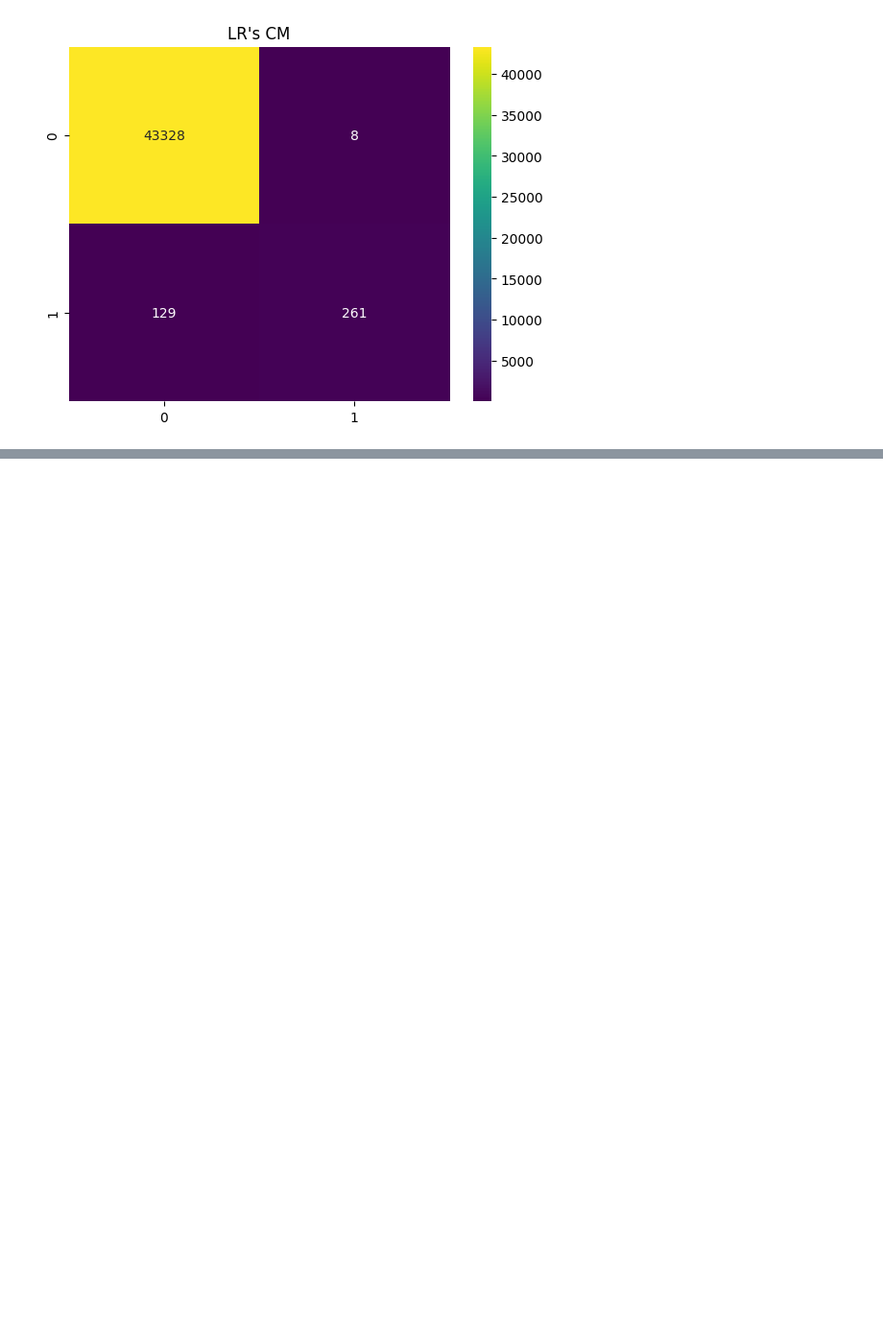
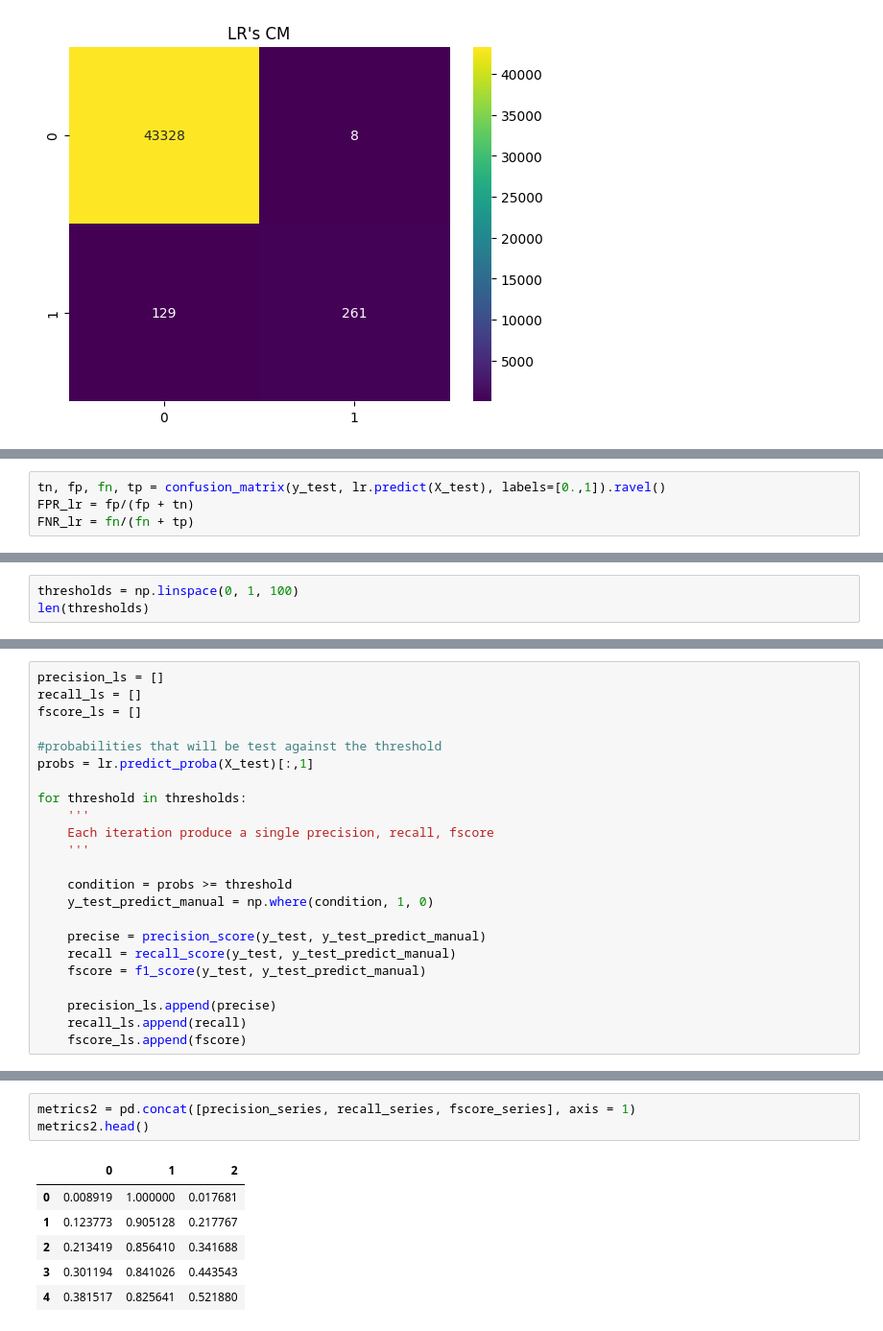
Before and after one commit to MaximillianJacob/Udemy, a Jupyter notebook: machine_learning_imbalanced_data/Section-03-Metrics/3.1_Confusion_Matrix_FPR_FNR.ipynb, the cells around one changed output, grey strips where cells are left out. Shown at 96% size. Cells and saved outputs as stored; diff of their text form; blank space fills up the shorter version.

```diff
--- a/machine_learning_imbalanced_data/Section-03-Metrics/3.1_Confusion_Matrix_FPR_FNR.ipynb
+++ b/machine_learning_imbalanced_data/Section-03-Metrics/3.1_Confusion_Matrix_FPR_FNR.ipynb
@@ -274,0 +285,4 @@ Text(0.5, 1.0, "LR's CM")
+# %%
+tn, fp, fn, tp = confusion_matrix(y_test, lr.predict(X_test), labels=[0.,1]).ravel()
+FPR_lr = fp/(fp + tn)
+FNR_lr = fn/(fn + tp)
@@ -274,0 +331,3 @@ Text(0.5, 1.0, "LR's CM")
+# %%
+thresholds = np.linspace(0, 1, 100)
+len(thresholds)
@@ -274,0 +571,23 @@ Text(0.5, 1.0, "LR's CM")
+# %%
+precision_ls = []
+recall_ls = []
+fscore_ls = []
+
+#probabilities that will be test against the threshold
+probs = lr.predict_proba(X_test)[:,1]
+
+for threshold in thresholds:
+    '''
+    Each iteration produce a single precision, recall, fscore
+    '''
+
+    condition = probs >= threshold
+    y_test_predict_manual = np.where(condition, 1, 0)
+
+    precise = precision_score(y_test, y_test_predict_manual)
+    recall = recall_score(y_test, y_test_predict_manual)
+    fscore = f1_score(y_test, y_test_predict_manual)
+
+    precision_ls.append(precise)
+    recall_ls.append(recall)
+    fscore_ls.append(fscore)
@@ -274,0 +618,10 @@ Text(0.5, 1.0, "LR's CM")
+# %%
+metrics2 = pd.concat([precision_series, recall_series, fscore_series], axis = 1)
+metrics2.head()
+# %% [output]
+|  | 0 | 1 | 2 |
+| 0 | 0.008919 | 1.000000 | 0.017681 |
+| 1 | 0.123773 | 0.905128 | 0.217767 |
+| 2 | 0.213419 | 0.856410 | 0.341688 |
+| 3 | 0.301194 | 0.841026 | 0.443543 |
+| 4 | 0.381517 | 0.825641 | 0.521880 |
```
Also changed, not shown: parts of 47 cells of this notebook.
